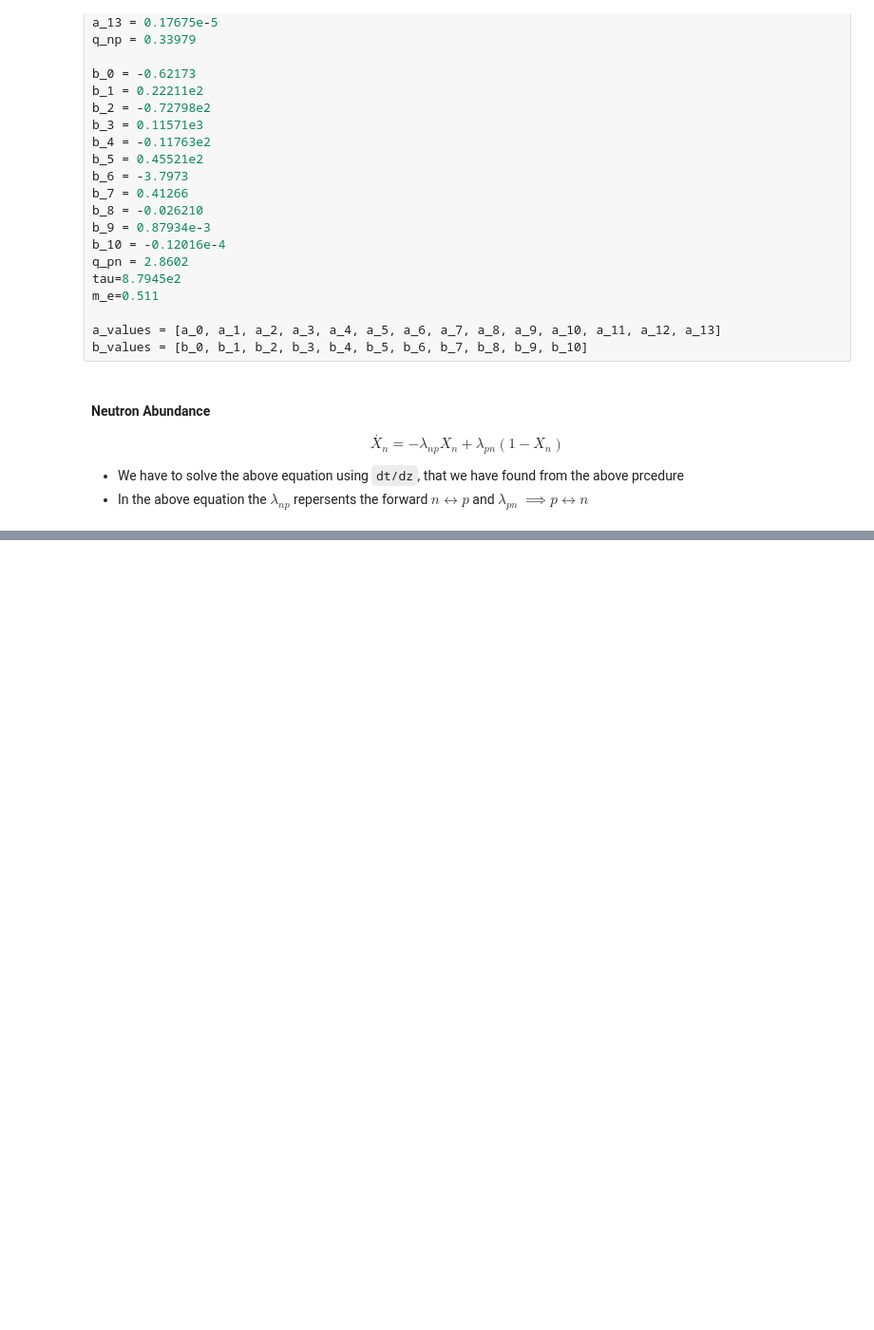
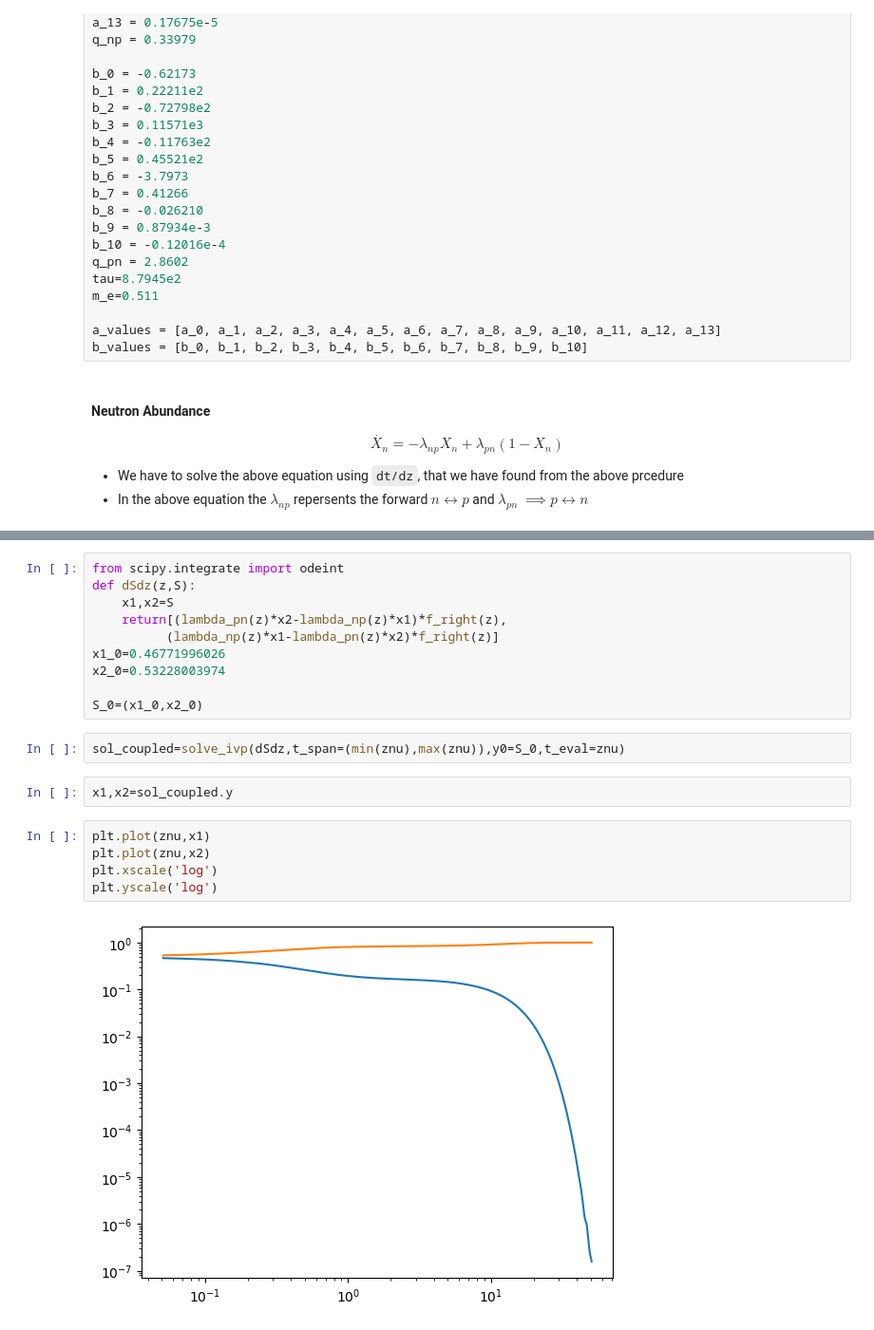
Before and after one commit to ashishxjha/BBN, a Jupyter notebook: Standard Model Thermodynamics(II).ipynb, the cells around one changed output, grey strips where cells are left out. Shown: that part at 95% size. Cells and saved outputs as stored; diff of their text form; blank space fills up the shorter version.

```diff
--- a/Standard Model Thermodynamics(II).ipynb
+++ b/Standard Model Thermodynamics(II).ipynb
@@ -407,0 +428,21 @@ min(z_int)
+# %%
+from scipy.integrate import odeint
+def dSdz(z,S):
+    x1,x2=S
+    return[(lambda_pn(z)*x2-lambda_np(z)*x1)*f_right(z),
+          (lambda_np(z)*x1-lambda_pn(z)*x2)*f_right(z)]
+x1_0=0.46771996026
+x2_0=0.53228003974
+
+S_0=(x1_0,x2_0)
+# %%
+sol_coupled=solve_ivp(dSdz,t_span=(min(znu),max(znu)),y0=S_0,t_eval=znu)
+# %%
+x1,x2=sol_coupled.y
+# %%
+plt.plot(znu,x1)
+plt.plot(znu,x2)
+plt.xscale('log')
+plt.yscale('log')
+# %% [output]
+[figure, added]
```
Also changed, not shown: parts of 33 cells of this notebook.
